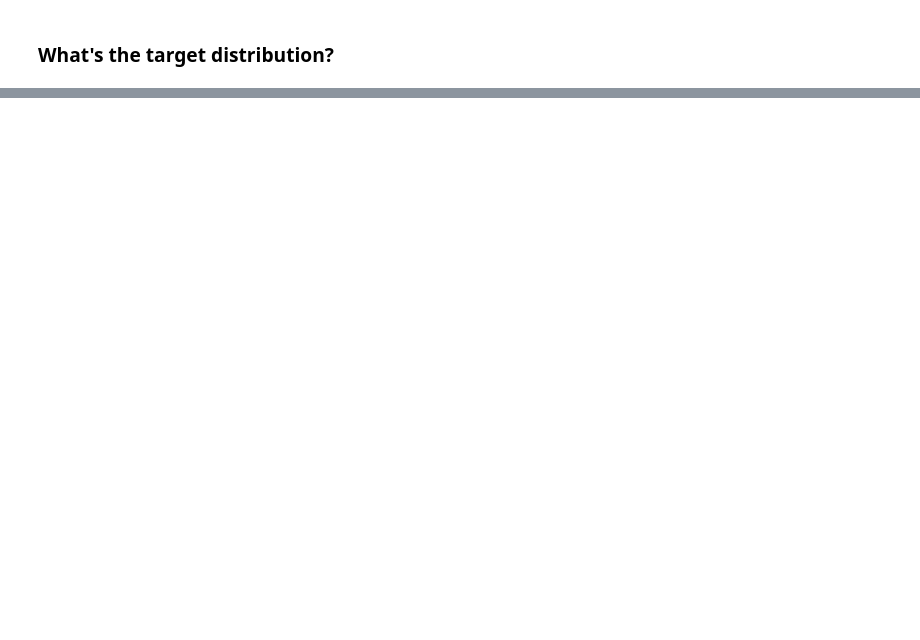
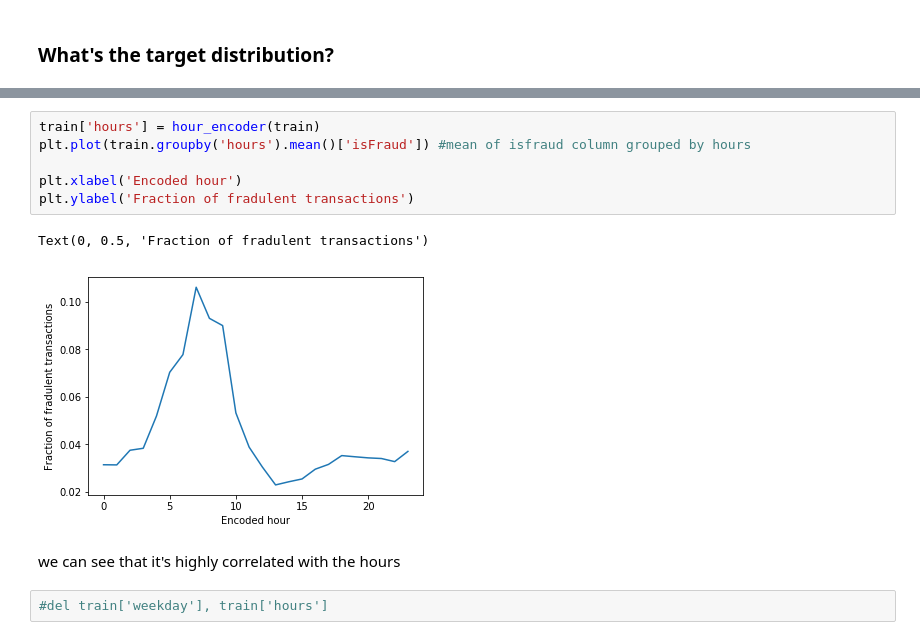
Before and after one commit to trang-n/kaggle_frauddetection, a Jupyter notebook: capstone.ipynb, the cells around one changed output, grey strips where cells are left out. Drawn from its saved outputs; the diff is of its cells as text; blank space fills up the shorter version.

```diff
--- a/capstone.ipynb
+++ b/capstone.ipynb
@@ -99,0 +223,13 @@ train.shape
+# %%
+train['hours'] = hour_encoder(train)
+plt.plot(train.groupby('hours').mean()['isFraud']) #mean of isfraud column grouped by hours
+
+plt.xlabel('Encoded hour')
+plt.ylabel('Fraction of fradulent transactions')
+# %% [output]
+Text(0, 0.5, 'Fraction of fradulent transactions')
+[figure, added]
+# %% [markdown]
+we can see that it's highly correlated with the hours
+# %%
+#del train['weekday'], train['hours']
```
Also changed, not shown: parts of 50 cells of this notebook.
